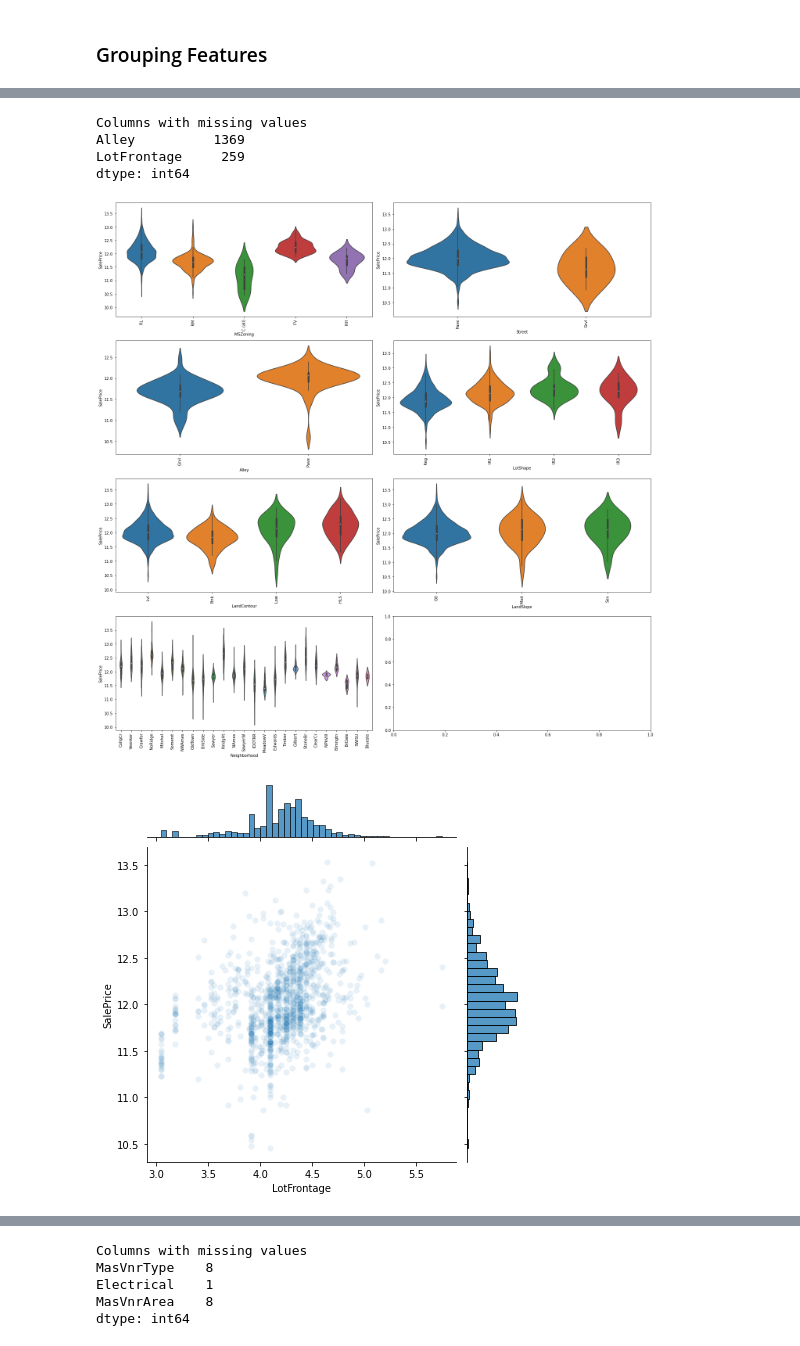
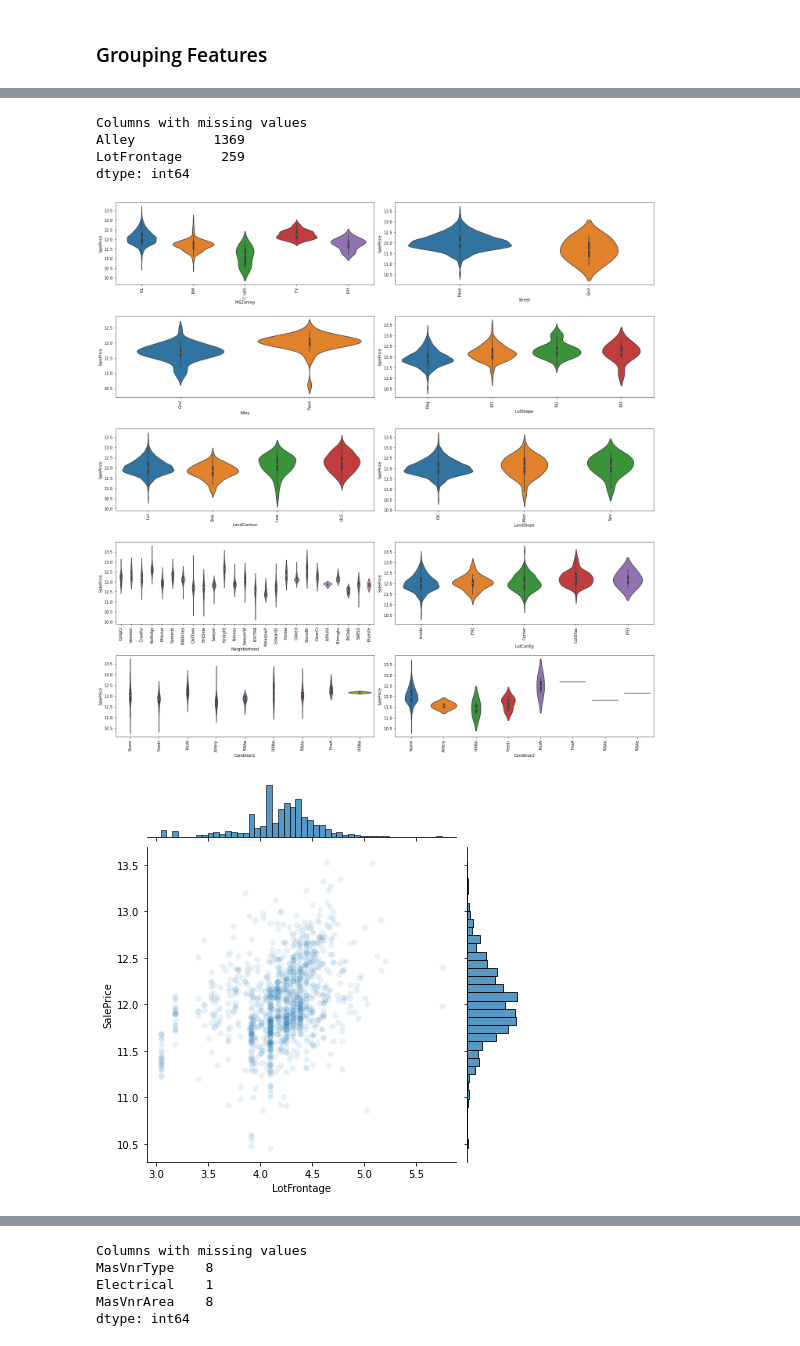
Before and after one commit to jwelch1123/ames_housing, a Jupyter notebook: ames_housing.ipynb, the cells around one changed output, grey strips where cells are left out. Cells and saved outputs as stored; diff of their text form; code cells hidden in the pictures.

```diff
--- a/ames_housing.ipynb
+++ b/ames_housing.ipynb
@@ -35,6 +66,28 @@ import sklearn
 #  Data Description: written description and keys to categorical variables
 #  Sample_submission are also included in the kaggle data.
 #
-test = pd.read_csv("./data/test.csv")
-train = pd.read_csv("./data/train.csv")
+test = pd.DataFrame()
+train = pd.DataFrame()
 #sample_submission = pd.read_csv("./data/sample_submission.csv")
+
+
+def custom_import(train_only = False):
+    ''' Simple import function to reload data.
+    Train_only will return only the Train dataframe
+
+    Value:
+    If train_only False: tuple of train, test, target
+    If train_only True: train dataframe
+    '''
+    test   = pd.read_csv("./data/test.csv")
+    train  = pd.read_csv("./data/train.csv")
+    target = train['SalePrice']
+    train  = train.drop(labels = ['SalePrice'], axis = 1)
+
+
+    if train_only:
+        return train
+    else:
+        return (train, test, target)
+
+train, test, target = custom_import()
@@ -86,7 +109,7 @@ plt.xticks([100000])
 # %%
 # Generates a subplot containing all the categorical features
 #  numeric features are shunted to jointplot which dont easily support subplots
-def eda_plots(cats, nums, data, target, figsize = (20,20), log = False):
+def eda_plots(cats, nums, data, target, figsize = (20,20), log = False, ylog = True):
     cat_len = len(cats)
     if(cat_len % 2 ==0):
         x = int(cat_len/2)
@@ -94,17 +117,23 @@ def eda_plots(cats, nums, data, target, figsize = (20,20), log = False):
         x = int(math.ceil(cat_len/2))
     y = 2
 
+    if ylog:
+        target = np.log(target)
+    else:
+        target = target
+
+
     fig, ax = plt.subplots(x,y, figsize = figsize)
     for var, loc in zip(cats,ax.flatten()):
-        sns.violinplot(x=data[var], y = np.log(target), ax=loc)
+        sns.violinplot(x=data[var], y = target, ax=loc)
         for label in loc.get_xticklabels():
                 label.set_rotation(90)
         plt.tight_layout()
     for var in nums:
         if log:
-            sns.jointplot(x= np.log(data[var]), y = np.log(target), alpha =.1)
+            sns.jointplot(x= np.log(data[var]), y = target, alpha =.1)
         elif not log:
-            sns.jointplot(x= data[var], y =np.log(target), alpha = .1)
+            sns.jointplot(x= data[var], y = target, alpha = .1)
 
 
 
@@ -138,24 +170,25 @@ def easy_missing(cats, num, data):
 - Missingness: Alley: NA = no ally present, might be work recoding into a value ("no_ally")
 - missingness: LotFrontage:
 # %%
-cat_vars = ["MSZoning","Street","Alley","LotShape","LandContour","LandSlope","Neighborhood"]
+cat_vars = ["MSZoning","Street","Alley","LotShape","LandContour","LandSlope",
+            "Neighborhood", "LotConfig",'Condition1','Condition2',]
 num_vars = ["LotFrontage","LotArea"]
 
 eda_plots(cats = cat_vars,
           nums = num_vars,
           data = train,
           target = target,
           figsize=(20,20),
           log = True)
 
 easy_missing(cat_vars,
              num_vars,
              train)
 # %% [output]
 Columns with missing values
 Alley          1369
 LotFrontage     259
 dtype: int64
-[figure, old version]
+[figure, new version]
 [figure]
 [figure]
```
Also changed, not shown: parts of 42 cells of this notebook, 1 other file.
